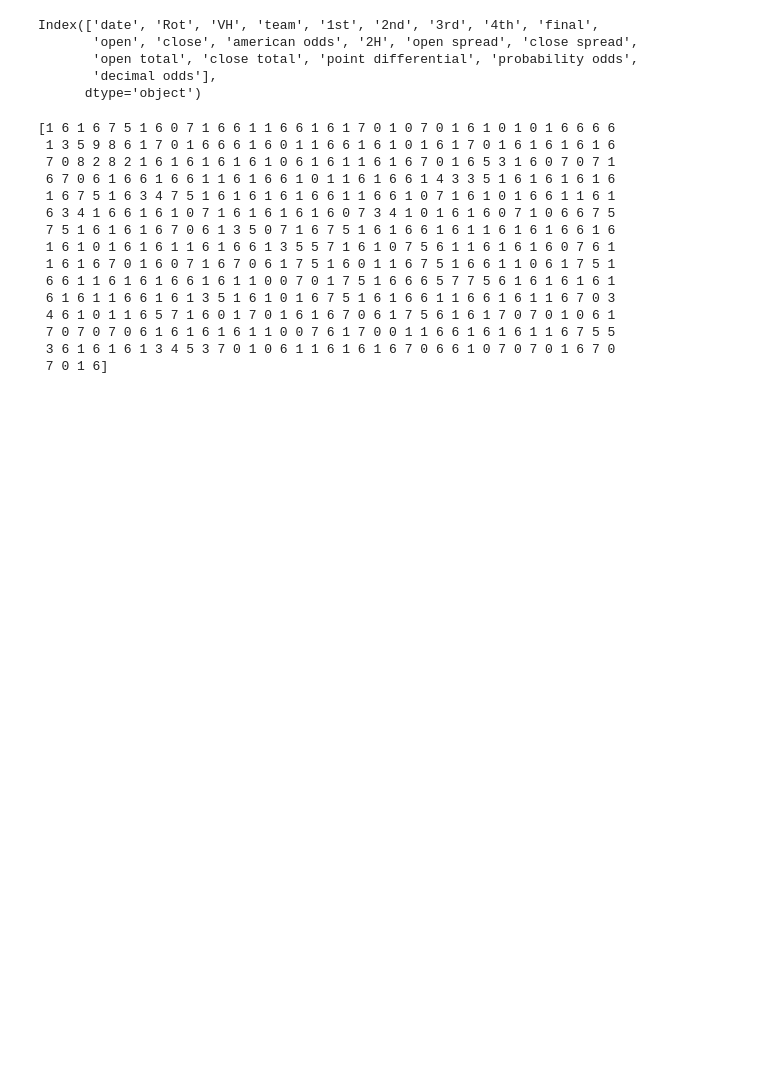
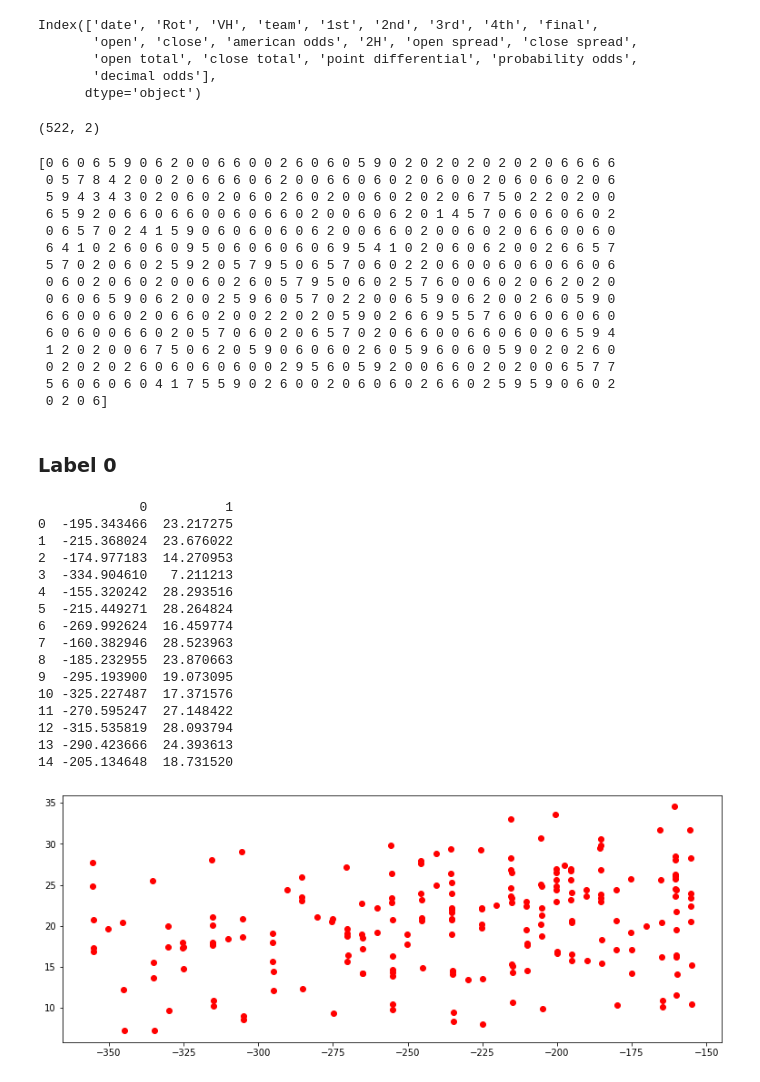
Before and after one commit to tamle7422/data_analysis, a Jupyter notebook: nfl.ipynb, the cells around one changed output. Drawn from its saved outputs; the diff is of its cells as text; code cells hidden in the pictures; blank space fills up the shorter version.

Commit message:
Update kmeans

```diff
--- a/nfl.ipynb
+++ b/nfl.ipynb
@@ -869,11 +872,12 @@ plt.show()
 ### Clustering
 # %%
 from sklearn.cluster import KMeans
-
-# initialize the class object
-kmeans = KMeans(n_clusters= 10)
+from sklearn.decomposition import PCA
+from sklearn.cluster import KMeans
+import numpy as np
 # %%
-features = ["1st","2nd","3rd","4th","final","open","close","american odds"]
+features = ["1st","2nd","3rd","4th","final","open","close","american odds","open spread","close spread", \
+    "open total","close total"]
 print(dfCopy.columns)
 # %% [output]
 Index(['date', 'Rot', 'VH', 'team', '1st', '2nd', '3rd', '4th', 'final',
@@ -881,24 +885,62 @@ Index(['date', 'Rot', 'VH', 'team', '1st', '2nd', '3rd', '4th', 'final',
        'open total', 'close total', 'point differential', 'probability odds',
        'decimal odds'],
       dtype='object')
+# %%
+# principal components analysis
+pca = PCA(2)
+# transform data
+dfTransform = pca.fit_transform(dfCopy[features])
+
+dfTransform.shape
+# %% [output]
+(522, 2)
 # %%
+kMeans = KMeans(n_clusters=10)
+
 # predict the labels of clusters
 label = kmeans.fit_predict(dfCopy[features])
-
 print(label)
 # %% [output]
-[1 6 1 6 7 5 1 6 0 7 1 6 6 1 1 6 6 1 6 1 7 0 1 0 7 0 1 6 1 0 1 0 1 6 6 6 6
- 1 3 5 9 8 6 1 7 0 1 6 6 6 1 6 0 1 1 6 6 1 6 1 0 1 6 1 7 0 1 6 1 6 1 6 1 6
- 7 0 8 2 8 2 1 6 1 6 1 6 1 6 1 0 6 1 6 1 1 6 1 6 7 0 1 6 5 3 1 6 0 7 0 7 1
- 6 7 0 6 1 6 6 1 6 6 1 1 6 1 6 6 1 0 1 1 6 1 6 6 1 4 3 3 5 1 6 1 6 1 6 1 6
- 1 6 7 5 1 6 3 4 7 5 1 6 1 6 1 6 1 6 6 1 1 6 6 1 0 7 1 6 1 0 1 6 6 1 1 6 1
- 6 3 4 1 6 6 1 6 1 0 7 1 6 1 6 1 6 1 6 0 7 3 4 1 0 1 6 1 6 0 7 1 0 6 6 7 5
- 7 5 1 6 1 6 1 6 7 0 6 1 3 5 0 7 1 6 7 5 1 6 1 6 6 1 6 1 1 6 1 6 1 6 6 1 6
- 1 6 1 0 1 6 1 6 1 1 6 1 6 6 1 3 5 5 7 1 6 1 0 7 5 6 1 1 6 1 6 1 6 0 7 6 1
- 1 6 1 6 7 0 1 6 0 7 1 6 7 0 6 1 7 5 1 6 0 1 1 6 7 5 1 6 6 1 1 0 6 1 7 5 1
- 6 6 1 1 6 1 6 1 6 6 1 6 1 1 0 0 7 0 1 7 5 1 6 6 6 5 7 7 5 6 1 6 1 6 1 6 1
- 6 1 6 1 1 6 6 1 6 1 3 5 1 6 1 0 1 6 7 5 1 6 1 6 6 1 1 6 6 1 6 1 1 6 7 0 3
- 4 6 1 0 1 1 6 5 7 1 6 0 1 7 0 1 6 1 6 7 0 6 1 7 5 6 1 6 1 7 0 7 0 1 0 6 1
- 7 0 7 0 7 0 6 1 6 1 6 1 6 1 1 0 0 7 6 1 7 0 0 1 1 6 6 1 6 1 6 1 1 6 7 5 5
- 3 6 1 6 1 6 1 3 4 5 3 7 0 1 0 6 1 1 6 1 6 1 6 7 0 6 6 1 0 7 0 7 0 1 6 7 0
- 7 0 1 6]
+[0 6 0 6 5 9 0 6 2 0 0 6 6 0 0 2 6 0 6 0 5 9 0 2 0 2 0 2 0 2 0 2 0 6 6 6 6
+ 0 5 7 8 4 2 0 0 2 0 6 6 6 0 6 2 0 0 6 6 0 6 0 2 0 6 0 0 2 0 6 0 6 0 2 0 6
+ 5 9 4 3 4 3 0 2 0 6 0 2 0 6 0 2 6 0 2 0 0 6 0 2 0 2 0 6 7 5 0 2 2 0 2 0 0
+ 6 5 9 2 0 6 6 0 6 6 0 0 6 0 6 6 0 2 0 0 6 0 6 2 0 1 4 5 7 0 6 0 6 0 6 0 2
+ 0 6 5 7 0 2 4 1 5 9 0 6 0 6 0 6 0 6 2 0 0 6 6 0 2 0 0 6 0 2 0 6 6 0 0 6 0
+ 6 4 1 0 2 6 0 6 0 9 5 0 6 0 6 0 6 0 6 9 5 4 1 0 2 0 6 0 6 2 0 0 2 6 6 5 7
+ 5 7 0 2 0 6 0 2 5 9 2 0 5 7 9 5 0 6 5 7 0 6 0 2 2 0 6 0 0 6 0 6 0 6 6 0 6
+ 0 6 0 2 0 6 0 2 0 0 6 0 2 6 0 5 7 9 5 0 6 0 2 5 7 6 0 0 6 0 2 0 6 2 0 2 0
+ 0 6 0 6 5 9 0 6 2 0 0 2 5 9 6 0 5 7 0 2 2 0 0 6 5 9 0 6 2 0 0 2 6 0 5 9 0
+ 6 6 0 0 6 0 2 0 6 6 0 2 0 0 2 2 0 2 0 5 9 0 2 6 6 9 5 5 7 6 0 6 0 6 0 6 0
+ 6 0 6 0 0 6 6 0 2 0 5 7 0 6 0 2 0 6 5 7 0 2 0 6 6 0 0 6 6 0 6 0 0 6 5 9 4
+ 1 2 0 2 0 0 6 7 5 0 6 2 0 5 9 0 6 0 6 0 2 6 0 5 9 6 0 6 0 5 9 0 2 0 2 6 0
+ 0 2 0 2 0 2 6 0 6 0 6 0 6 0 0 2 9 5 6 0 5 9 2 0 0 6 6 0 2 0 2 0 0 6 5 7 7
+ 5 6 0 6 0 6 0 4 1 7 5 5 9 0 2 6 0 0 2 0 6 0 6 0 2 6 6 0 2 5 9 5 9 0 6 0 2
+ 0 2 0 6]
+# %% [markdown]
+### Label 0
+# %%
+# filter rows of original data
+filteredLabel0 = dfTransform[label == 0]
+print(pd.DataFrame(filteredLabel0).head(15))
+
+plt.figure(figsize=(13,5))
+plt.scatter(filteredLabel0[:,0],filteredLabel0[:,1],color="red")
+plt.show()
+# %% [output]
+             0          1
+0  -195.343466  23.217275
+1  -215.368024  23.676022
+2  -174.977183  14.270953
+3  -334.904610   7.211213
+4  -155.320242  28.293516
+5  -215.449271  28.264824
+6  -269.992624  16.459774
+7  -160.382946  28.523963
+8  -185.232955  23.870663
+9  -295.193900  19.073095
+10 -325.227487  17.371576
+11 -270.595247  27.148422
+12 -315.535819  28.093794
+13 -290.423666  24.393613
+14 -205.134648  18.731520
+[figure, added]
```
Also changed, not shown: parts of 11 cells of this notebook.
